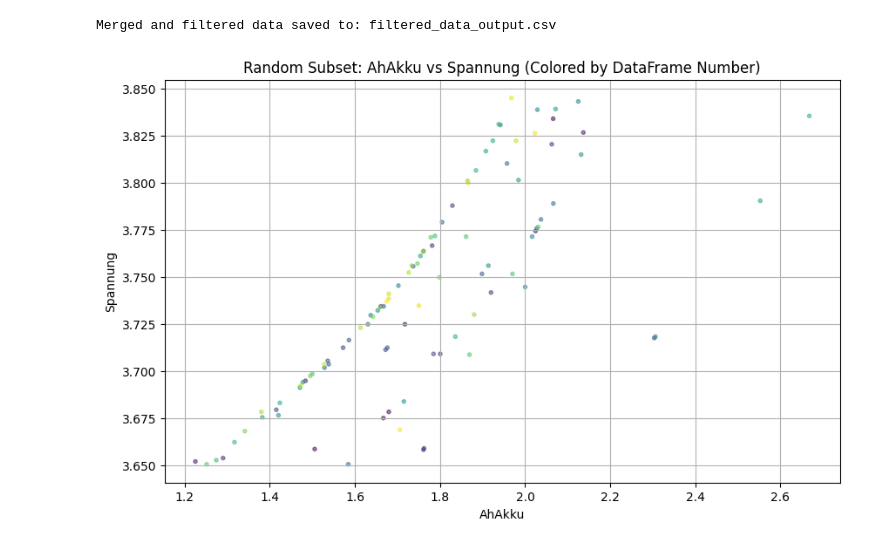
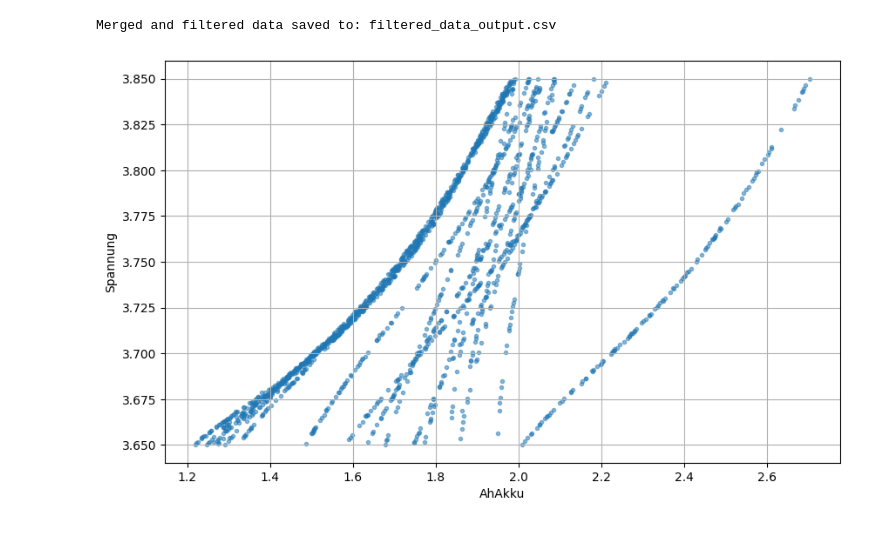
Before and after one commit to umerghafoor/battery-degradation-trajectory-prediction, a Jupyter notebook: lifetimedataExtraction.ipynb, the cells around one changed output. Drawn from its saved outputs; the diff is of its cells as text; code cells hidden in the pictures.

```diff
--- a/lifetimedataExtraction.ipynb
+++ b/lifetimedataExtraction.ipynb
@@ -354,27 +354,22 @@ Merged and filtered data saved to: filtered_data_output.csv
 # %%
 df = pd.read_csv(merged_csv_filename)
 
 # Extract the columns
 voltage = df['Spannung']
 current = df['AhAkku']
 
 # Randomly select 1000 values
-random_indices = np.random.choice(len(df), size=100, replace=False)
+random_indices = np.random.choice(len(df), size=1700, replace=False)
 voltage_sample = voltage.iloc[random_indices]
 current_sample = current.iloc[random_indices]
 
-# Create a colormap based on the index of the selected points
-colors = plt.cm.viridis(np.linspace(0, 1, len(random_indices)))
-
-# Plot the data with switched x and y axes, using the colormap
 plt.figure(figsize=(10, 6))
 
-plt.scatter(current_sample, voltage_sample, marker='.', color=colors, alpha=0.5)
+plt.scatter(current_sample, voltage_sample, marker='.', alpha=0.5)
 
-plt.title('Random Subset: AhAkku vs Spannung (Colored by DataFrame Number)')
 plt.xlabel('AhAkku')
 plt.ylabel('Spannung')
 plt.grid(True)
 plt.show()
 # %% [output]
-[figure, old version]
+[figure, new version]
```
Also changed, not shown: parts of 17 cells of this notebook.
